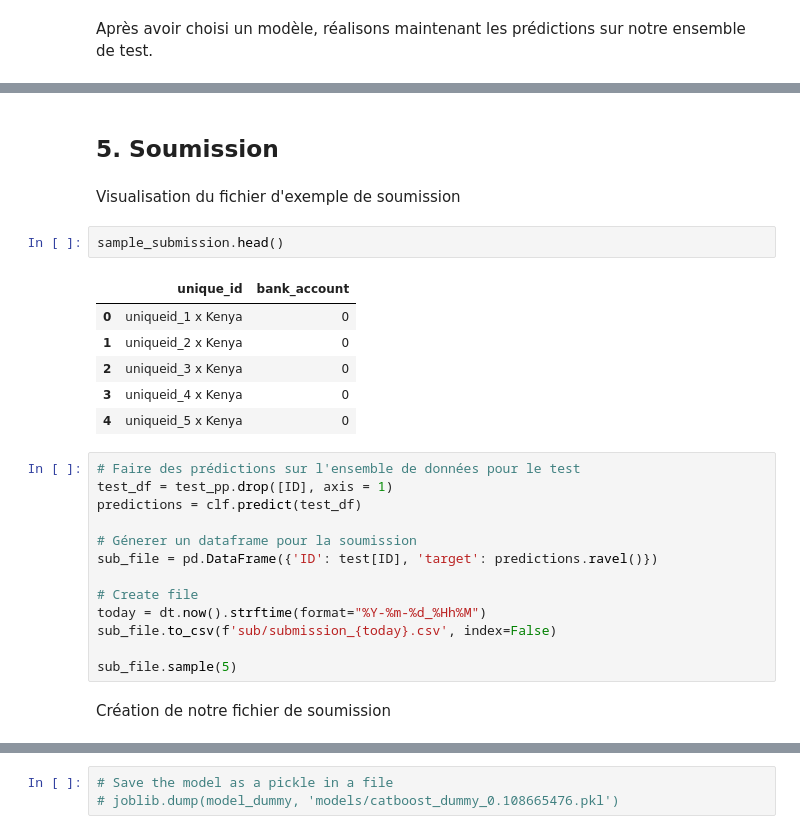
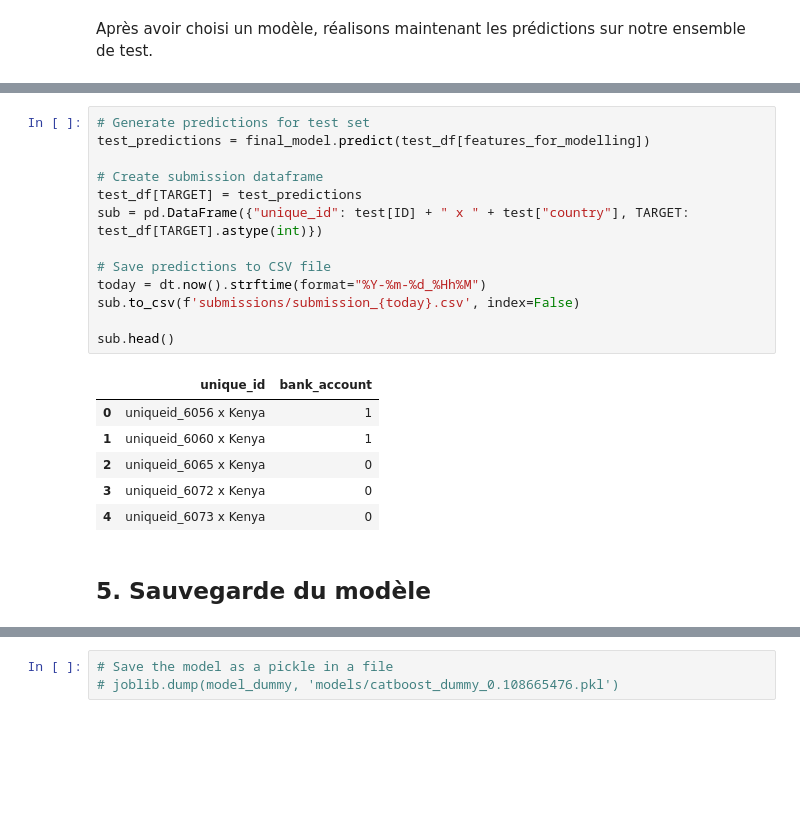
Before and after one commit to justekouassi/Inclusion-financiere-en-Afrique, a Jupyter notebook: inclusion_best.ipynb, the cells around one changed output, grey strips where cells are left out. Drawn from its saved outputs; the diff is of its cells as text; blank space fills up the shorter version.

```diff
--- a/inclusion_best.ipynb
+++ b/inclusion_best.ipynb
@@ -499,28 +539,22 @@ test_set.head(5)
+# %%
+# Generate predictions for test set
+test_predictions = final_model.predict(test_df[features_for_modelling])
+
+# Create submission dataframe
+test_df[TARGET] = test_predictions
+sub = pd.DataFrame({"unique_id": test[ID] + " x " + test["country"], TARGET: test_df[TARGET].astype(int)})
+
+# Save predictions to CSV file
+today = dt.now().strftime(format="%Y-%m-%d_%Hh%M")
+sub.to_csv(f'submissions/submission_{today}.csv', index=False)
+
+sub.head()
+# %% [output]
+|  | unique_id | bank_account |
+| 0 | uniqueid_6056 x Kenya | 1 |
+| 1 | uniqueid_6060 x Kenya | 1 |
+| 2 | uniqueid_6065 x Kenya | 0 |
+| 3 | uniqueid_6072 x Kenya | 0 |
+| 4 | uniqueid_6073 x Kenya | 0 |
 # %% [markdown]
-## 5. Soumission
+## 5. Sauvegarde du modèle
-# %% [markdown]
-Visualisation du fichier d'exemple de soumission
-# %%
-sample_submission.head()
-# %% [output]
-|  | unique_id | bank_account |
-| 0 | uniqueid_1 x Kenya | 0 |
-| 1 | uniqueid_2 x Kenya | 0 |
-| 2 | uniqueid_3 x Kenya | 0 |
-| 3 | uniqueid_4 x Kenya | 0 |
-| 4 | uniqueid_5 x Kenya | 0 |
-# %%
-# Faire des prédictions sur l'ensemble de données pour le test
-test_df = test_pp.drop([ID], axis = 1)
-predictions = clf.predict(test_df)
-
-# Génerer un dataframe pour la soumission
-sub_file = pd.DataFrame({'ID': test[ID], 'target': predictions.ravel()})
-
-# Create file
-today = dt.now().strftime(format="%Y-%m-%d_%Hh%M")
-sub_file.to_csv(f'sub/submission_{today}.csv', index=False)
-
-sub_file.sample(5)
-# %% [markdown]
-Création de notre fichier de soumission
```
Also changed, not shown: parts of 46 cells of this notebook.
